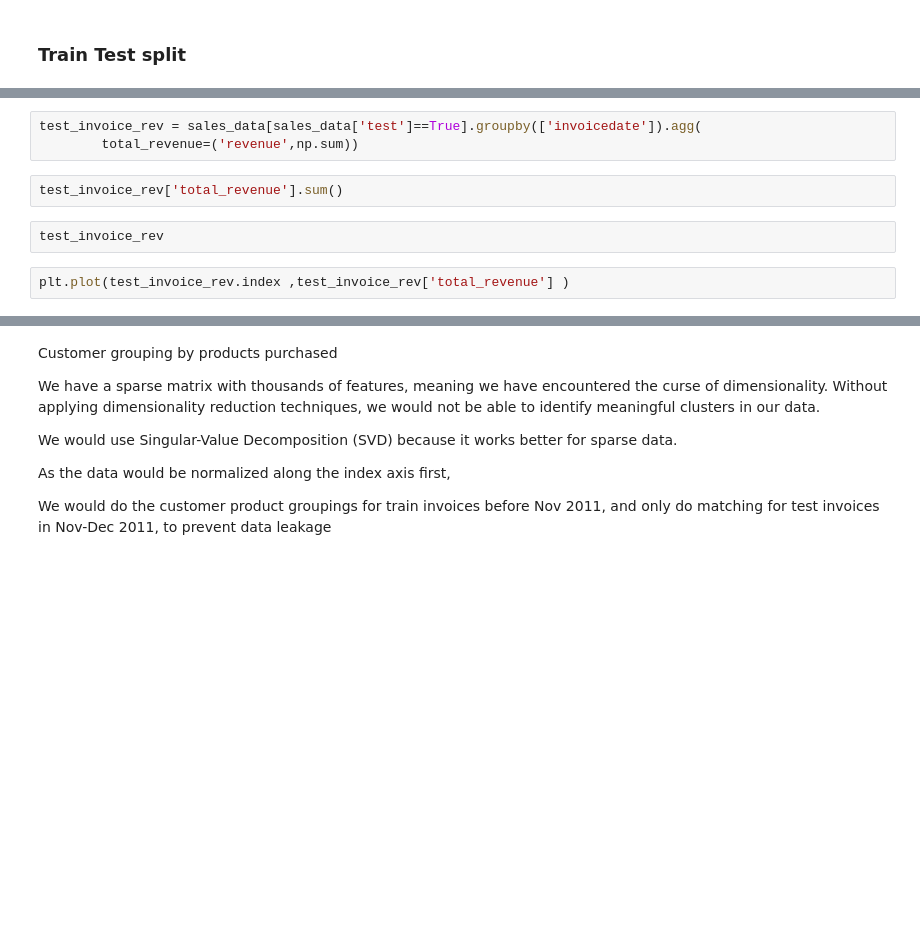
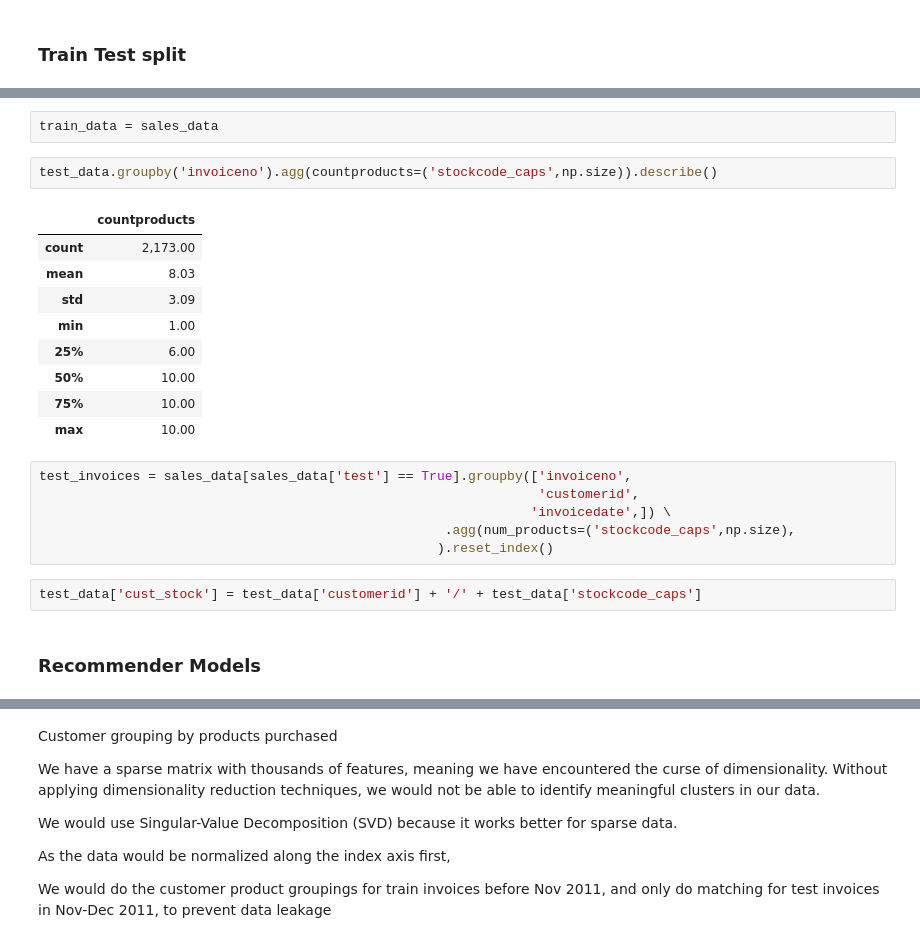
Before and after one commit to samuel-ang/product-recommender, a Jupyter notebook: code/3. Modelling.ipynb, the cells around one changed output, grey strips where cells are left out. Saved outputs shown, nothing was run; the diff lists cells and outputs as text; blank space fills up the shorter version.

```diff
--- a/code/3. Modelling.ipynb
+++ b/code/3. Modelling.ipynb
@@ -222,9 +260,24 @@ sales_data[sales_data['test']==True].groupby(['invoiceno', 'invoicedate'])['reve
 # %%
-test_invoice_rev = sales_data[sales_data['test']==True].groupby(['invoicedate']).agg(
-        total_revenue=('revenue',np.sum))
+train_data = sales_data
 # %%
-test_invoice_rev['total_revenue'].sum()
+test_data.groupby('invoiceno').agg(countproducts=('stockcode_caps',np.size)).describe()
+# %% [output]
+|  | countproducts |
+| count | 2,173.00 |
+| mean | 8.03 |
+| std | 3.09 |
+| min | 1.00 |
+| 25% | 6.00 |
+| 50% | 10.00 |
+| 75% | 10.00 |
+| max | 10.00 |
-# %%
-test_invoice_rev
-# %%
-plt.plot(test_invoice_rev.index ,test_invoice_rev['total_revenue'] )
+# %%
+test_invoices = sales_data[sales_data['test'] == True].groupby(['invoiceno',
+                                                                'customerid',
+                                                               'invoicedate',]) \
+                                                    .agg(num_products=('stockcode_caps',np.size),
+                                                   ).reset_index()
+# %%
+test_data['cust_stock'] = test_data['customerid'] + '/' + test_data['stockcode_caps']
+# %% [markdown]
+### Recommender Models
```
Also changed, not shown: parts of 39 cells of this notebook, 2 other files.
